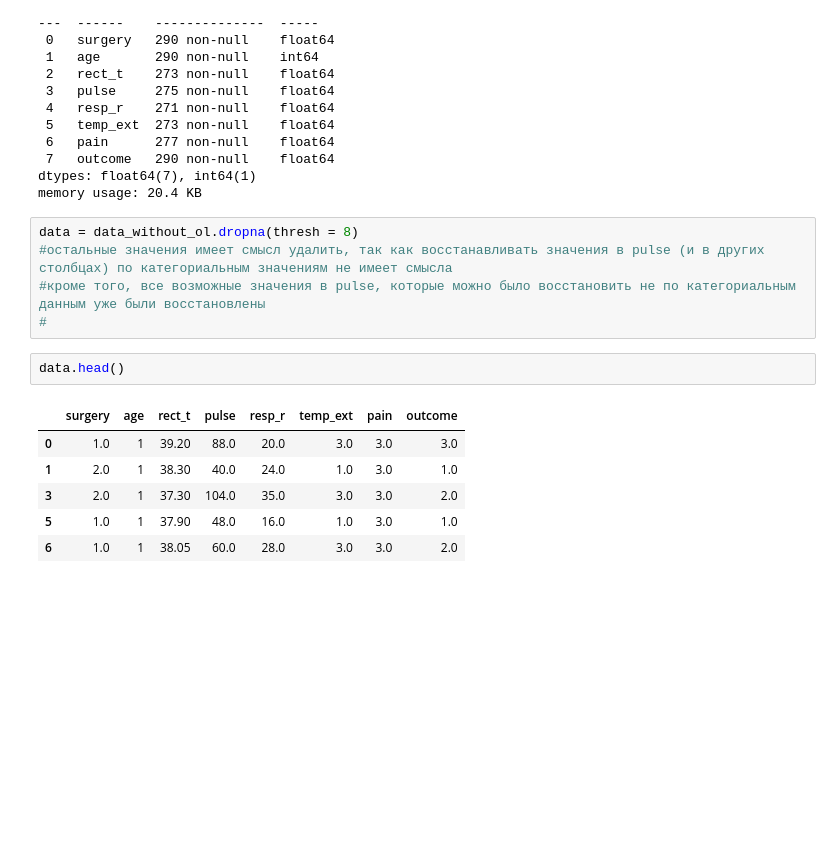
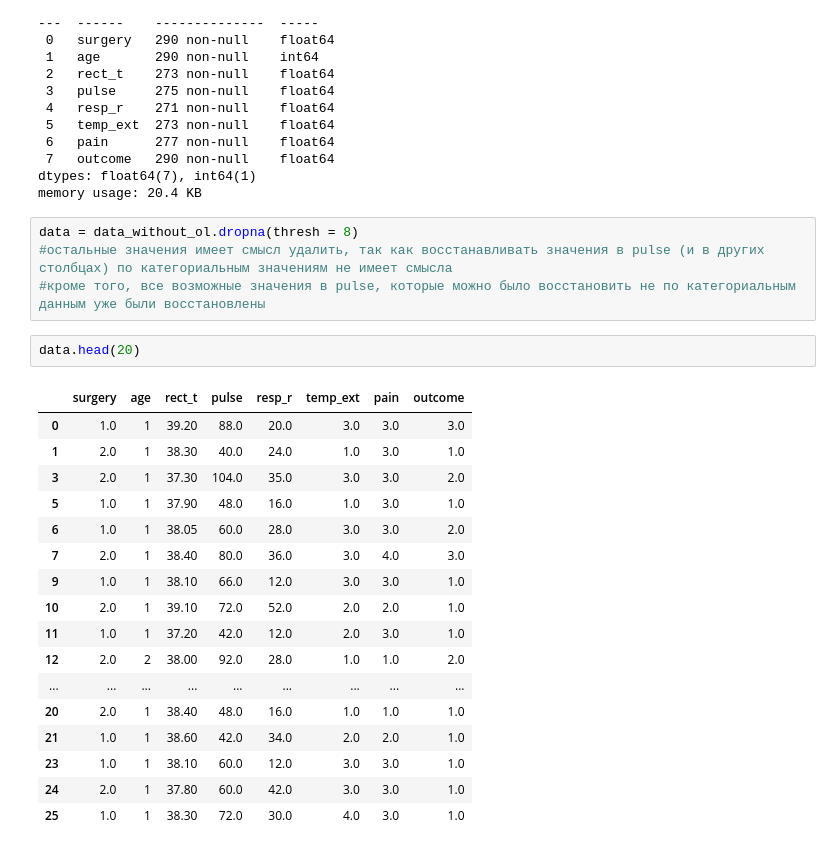
Before and after one commit to Avessalem/pyda20-hws, a Jupyter notebook: hw13_data_restoration.ipynb, the cells around one changed output. Drawn from its saved outputs; the diff is of its cells as text; blank space fills up the shorter version.

```diff
--- a/hw13_stat.ipynb
+++ b/hw13_data_restoration.ipynb
@@ -150,13 +150,23 @@ memory usage: 20.4 KB
 data = data_without_ol.dropna(thresh = 8)
 #остальные значения имеет смысл удалить, так как восстанавливать значения в pulse (и в других столбцах) по категориальным значениям не имеет смысла
 #кроме того, все возможные значения в pulse, которые можно было восстановить не по категориальным данным уже были восстановлены
-#
 # %%
-data.head()
+data.head(20)
 # %% [output]
 |  | surgery | age | rect_t | pulse | resp_r | temp_ext | pain | outcome |
 | 0 | 1.0 | 1 | 39.20 | 88.0 | 20.0 | 3.0 | 3.0 | 3.0 |
 | 1 | 2.0 | 1 | 38.30 | 40.0 | 24.0 | 1.0 | 3.0 | 1.0 |
 | 3 | 2.0 | 1 | 37.30 | 104.0 | 35.0 | 3.0 | 3.0 | 2.0 |
 | 5 | 1.0 | 1 | 37.90 | 48.0 | 16.0 | 1.0 | 3.0 | 1.0 |
 | 6 | 1.0 | 1 | 38.05 | 60.0 | 28.0 | 3.0 | 3.0 | 2.0 |
+| 7 | 2.0 | 1 | 38.40 | 80.0 | 36.0 | 3.0 | 4.0 | 3.0 |
+| 9 | 1.0 | 1 | 38.10 | 66.0 | 12.0 | 3.0 | 3.0 | 1.0 |
+| 10 | 2.0 | 1 | 39.10 | 72.0 | 52.0 | 2.0 | 2.0 | 1.0 |
+| 11 | 1.0 | 1 | 37.20 | 42.0 | 12.0 | 2.0 | 3.0 | 1.0 |
+| 12 | 2.0 | 2 | 38.00 | 92.0 | 28.0 | 1.0 | 1.0 | 2.0 |
+| ... | ... | ... | ... | ... | ... | ... | ... | ... |
+| 20 | 2.0 | 1 | 38.40 | 48.0 | 16.0 | 1.0 | 1.0 | 1.0 |
+| 21 | 1.0 | 1 | 38.60 | 42.0 | 34.0 | 2.0 | 2.0 | 1.0 |
+| 23 | 1.0 | 1 | 38.10 | 60.0 | 12.0 | 3.0 | 3.0 | 1.0 |
+| 24 | 2.0 | 1 | 37.80 | 60.0 | 42.0 | 3.0 | 3.0 | 1.0 |
+| 25 | 1.0 | 1 | 38.30 | 72.0 | 30.0 | 4.0 | 3.0 | 1.0 |
```
Also changed, not shown: 8 other files.
